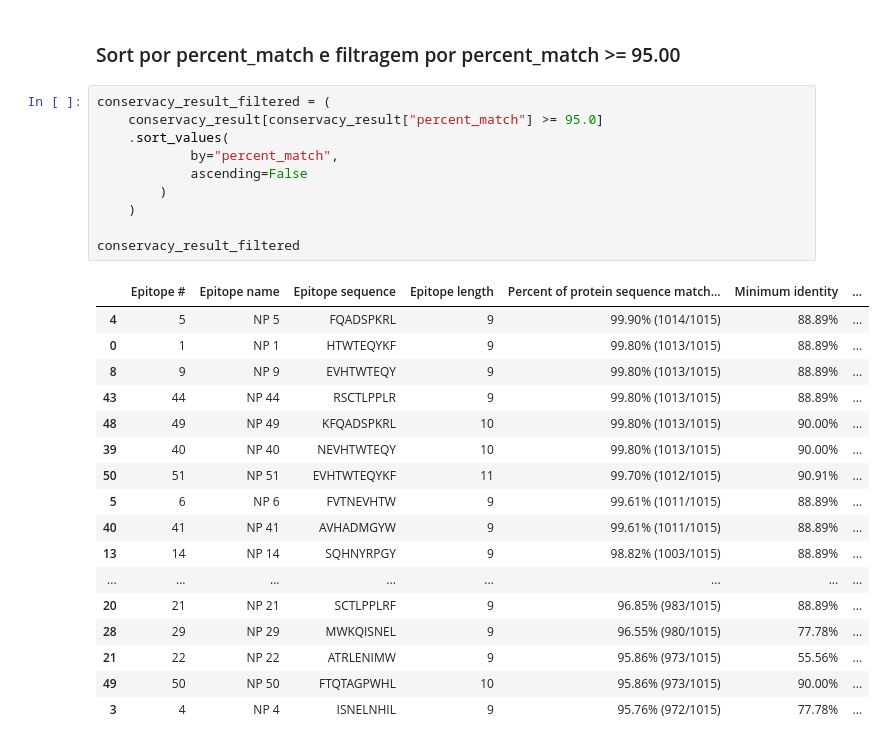
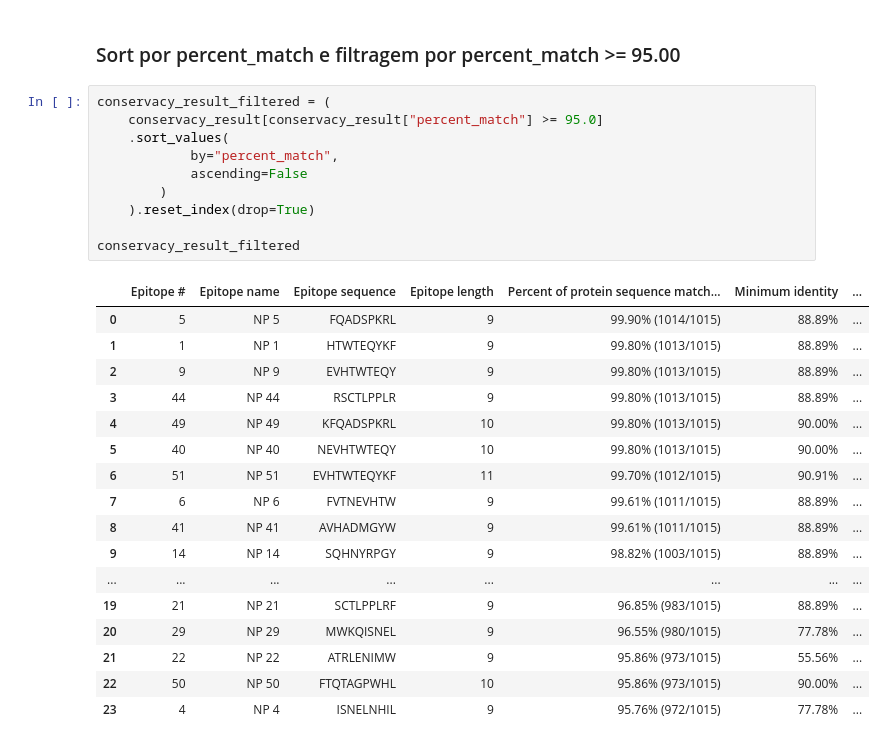
Before and after one commit to BuBitt/PIBIC-2026-DENV, a Jupyter notebook: Dados/DENV1/Epitopos/TCELL_1_filter.ipynb, the cells around one changed output. Saved outputs shown, nothing was run; the diff lists cells and outputs as text.

Commit message:
Add: .reset_index(drop=True)

```diff
--- a/Dados/DENV1/Epitopos/TCELL_1_filter.ipynb
+++ b/Dados/DENV1/Epitopos/TCELL_1_filter.ipynb
@@ -220,28 +220,28 @@ conservacy_result
 # %%
 conservacy_result_filtered = (
     conservacy_result[conservacy_result["percent_match"] >= 95.0]
     .sort_values(
             by="percent_match",
             ascending=False
         )
-    )
+    ).reset_index(drop=True)
 
 conservacy_result_filtered
 # %% [output]
 |  | Epitope # | Epitope name | Epitope sequence | Epitope length | Percent of protein sequence match... | Minimum identity | ... |
-| 4 | 5 | NP 5 | FQADSPKRL | 9 | 99.90% (1014/1015) | 88.89% | ... |
-| 0 | 1 | NP 1 | HTWTEQYKF | 9 | 99.80% (1013/1015) | 88.89% | ... |
-| 8 | 9 | NP 9 | EVHTWTEQY | 9 | 99.80% (1013/1015) | 88.89% | ... |
-| 43 | 44 | NP 44 | RSCTLPPLR | 9 | 99.80% (1013/1015) | 88.89% | ... |
-| 48 | 49 | NP 49 | KFQADSPKRL | 10 | 99.80% (1013/1015) | 90.00% | ... |
-| 39 | 40 | NP 40 | NEVHTWTEQY | 10 | 99.80% (1013/1015) | 90.00% | ... |
-| 50 | 51 | NP 51 | EVHTWTEQYKF | 11 | 99.70% (1012/1015) | 90.91% | ... |
-| 5 | 6 | NP 6 | FVTNEVHTW | 9 | 99.61% (1011/1015) | 88.89% | ... |
-| 40 | 41 | NP 41 | AVHADMGYW | 9 | 99.61% (1011/1015) | 88.89% | ... |
-| 13 | 14 | NP 14 | SQHNYRPGY | 9 | 98.82% (1003/1015) | 88.89% | ... |
+| 0 | 5 | NP 5 | FQADSPKRL | 9 | 99.90% (1014/1015) | 88.89% | ... |
+| 1 | 1 | NP 1 | HTWTEQYKF | 9 | 99.80% (1013/1015) | 88.89% | ... |
+| 2 | 9 | NP 9 | EVHTWTEQY | 9 | 99.80% (1013/1015) | 88.89% | ... |
+| 3 | 44 | NP 44 | RSCTLPPLR | 9 | 99.80% (1013/1015) | 88.89% | ... |
+| 4 | 49 | NP 49 | KFQADSPKRL | 10 | 99.80% (1013/1015) | 90.00% | ... |
+| 5 | 40 | NP 40 | NEVHTWTEQY | 10 | 99.80% (1013/1015) | 90.00% | ... |
+| 6 | 51 | NP 51 | EVHTWTEQYKF | 11 | 99.70% (1012/1015) | 90.91% | ... |
+| 7 | 6 | NP 6 | FVTNEVHTW | 9 | 99.61% (1011/1015) | 88.89% | ... |
+| 8 | 41 | NP 41 | AVHADMGYW | 9 | 99.61% (1011/1015) | 88.89% | ... |
+| 9 | 14 | NP 14 | SQHNYRPGY | 9 | 98.82% (1003/1015) | 88.89% | ... |
 | ... | ... | ... | ... | ... | ... | ... | ... |
-| 20 | 21 | NP 21 | SCTLPPLRF | 9 | 96.85% (983/1015) | 88.89% | ... |
-| 28 | 29 | NP 29 | MWKQISNEL | 9 | 96.55% (980/1015) | 77.78% | ... |
+| 19 | 21 | NP 21 | SCTLPPLRF | 9 | 96.85% (983/1015) | 88.89% | ... |
+| 20 | 29 | NP 29 | MWKQISNEL | 9 | 96.55% (980/1015) | 77.78% | ... |
 | 21 | 22 | NP 22 | ATRLENIMW | 9 | 95.86% (973/1015) | 55.56% | ... |
-| 49 | 50 | NP 50 | FTQTAGPWHL | 10 | 95.86% (973/1015) | 90.00% | ... |
-| 3 | 4 | NP 4 | ISNELNHIL | 9 | 95.76% (972/1015) | 77.78% | ... |
+| 22 | 50 | NP 50 | FTQTAGPWHL | 10 | 95.86% (973/1015) | 90.00% | ... |
+| 23 | 4 | NP 4 | ISNELNHIL | 9 | 95.76% (972/1015) | 77.78% | ... |
```
Also changed, not shown: parts of 1 cell of this notebook, 8 other files.
